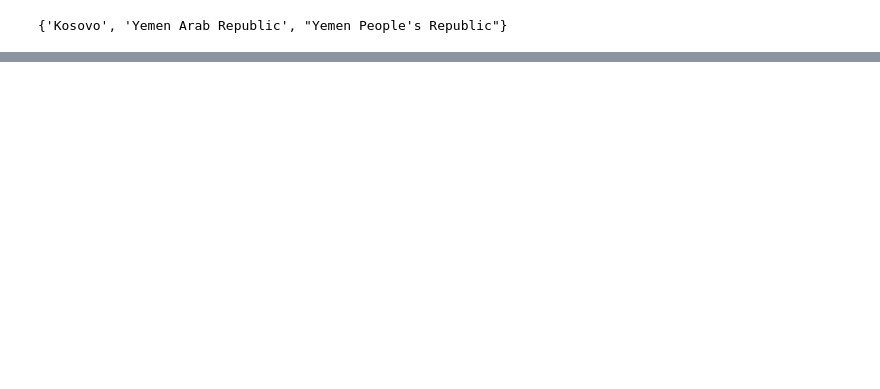
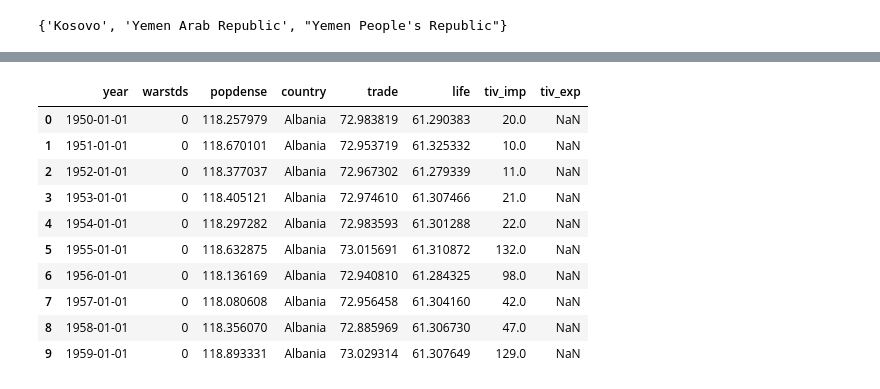
Before and after one commit to epfl-ada/ada-2020-project-milestone-p3-p3_cadastrophe, a Jupyter notebook: Data_Exploration.ipynb, the cells around one changed output, grey strips where cells are left out. Cells and saved outputs as stored; diff of their text form; code cells hidden in the pictures; blank space fills up the shorter version.

Commit message:
import and merge of TIV tables

```diff
--- a/Data_Exploration.ipynb
+++ b/Data_Exploration.ipynb
@@ -355,0 +373,19 @@ set(sambanis["country"])-set(geodata["country_name"])
+# %%
+#update the country name conversion dictionnary
+dic_country_conv.update({
+    'Bosnia-Herzegovina':'Bosnia and Herzegovina',
+    'Cabo Verde':'Cape Verde',
+    'Viet Nam':'Republic of Vietnam',
+    'UAE':'United Arab Emirates',
+    'United States':'United States of America',
+    'South Yemen':"Yemen People's Republic",
+    'North Yemen':'Yemen Arab Republic',
+    'DR Congo':'Democratic Republic of the Congo',
+    "Cote d'Ivoire":'Ivory Coast'
+})
+
+#update the TIV import
+df_tiv_import["country"].replace(to_replace=dic_country_conv, inplace=True)
+
+#update the TIV export
+df_tiv_export["country"].replace(to_replace=dic_country_conv, inplace=True)
@@ -355,0 +451,37 @@ set(sambanis["country"])-set(geodata["country_name"])
+# %%
+# melt the TIV df to enable merging on country and year columns
+tiv_imp_m = pd.melt(df_tiv_import,
+                    id_vars="country",
+                    var_name="year",
+                    value_name="tiv_imp")
+tiv_exp_m = pd.melt(df_tiv_export,
+                    id_vars="country",
+                    var_name="year",
+                    value_name="tiv_exp")
+
+#convert year column to datetime
+tiv_exp_m["year"] = tiv_exp_m["year"].apply(pd.to_datetime)
+tiv_imp_m["year"] = tiv_imp_m["year"].apply(pd.to_datetime)
+
+#merge on country and yeat, for TIV import and export
+sambanis = sambanis.merge(tiv_imp_m,
+                          on=["country", "year"],
+                          how="inner")
+sambanis = sambanis.merge(tiv_exp_m,
+                          on=["country", "year"],
+                          how="inner")
+# %%
+sambanis[["year", "warstds", "popdense", "country", "trade",
+          "life", "tiv_imp", "tiv_exp"]].head(10)
+# %% [output]
+|  | year | warstds | popdense | country | trade | life | tiv_imp | tiv_exp |
+| 0 | 1950-01-01 | 0 | 118.257979 | Albania | 72.983819 | 61.290383 | 20.0 | NaN |
+| 1 | 1951-01-01 | 0 | 118.670101 | Albania | 72.953719 | 61.325332 | 10.0 | NaN |
+| 2 | 1952-01-01 | 0 | 118.377037 | Albania | 72.967302 | 61.279339 | 11.0 | NaN |
+| 3 | 1953-01-01 | 0 | 118.405121 | Albania | 72.974610 | 61.307466 | 21.0 | NaN |
+| 4 | 1954-01-01 | 0 | 118.297282 | Albania | 72.983593 | 61.301288 | 22.0 | NaN |
+| 5 | 1955-01-01 | 0 | 118.632875 | Albania | 73.015691 | 61.310872 | 132.0 | NaN |
+| 6 | 1956-01-01 | 0 | 118.136169 | Albania | 72.940810 | 61.284325 | 98.0 | NaN |
+| 7 | 1957-01-01 | 0 | 118.080608 | Albania | 72.956458 | 61.304160 | 42.0 | NaN |
+| 8 | 1958-01-01 | 0 | 118.356070 | Albania | 72.885969 | 61.306730 | 47.0 | NaN |
+| 9 | 1959-01-01 | 0 | 118.893331 | Albania | 73.029314 | 61.307649 | 129.0 | NaN |
```
Also changed, not shown: parts of 13 cells of this notebook, 2 other files.
